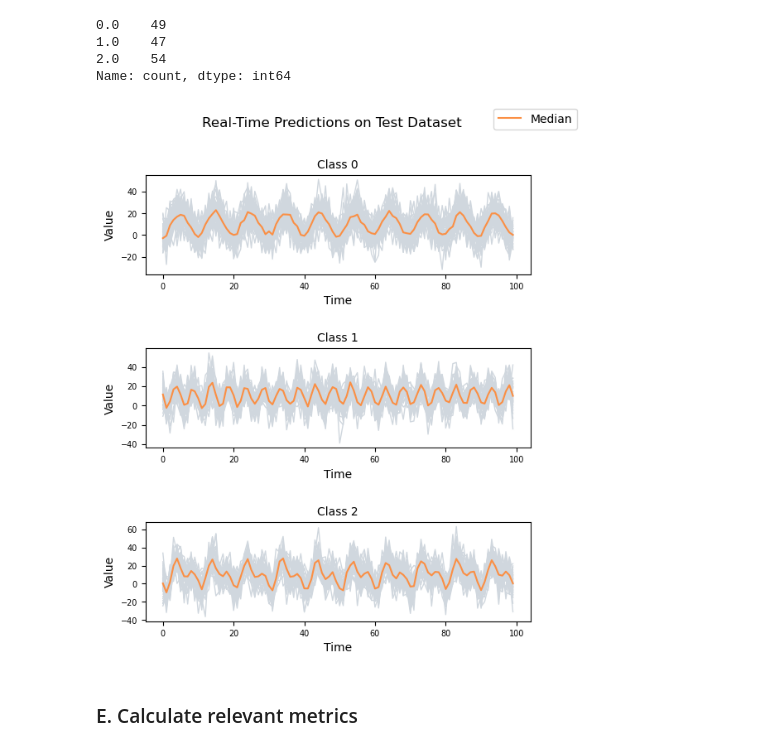
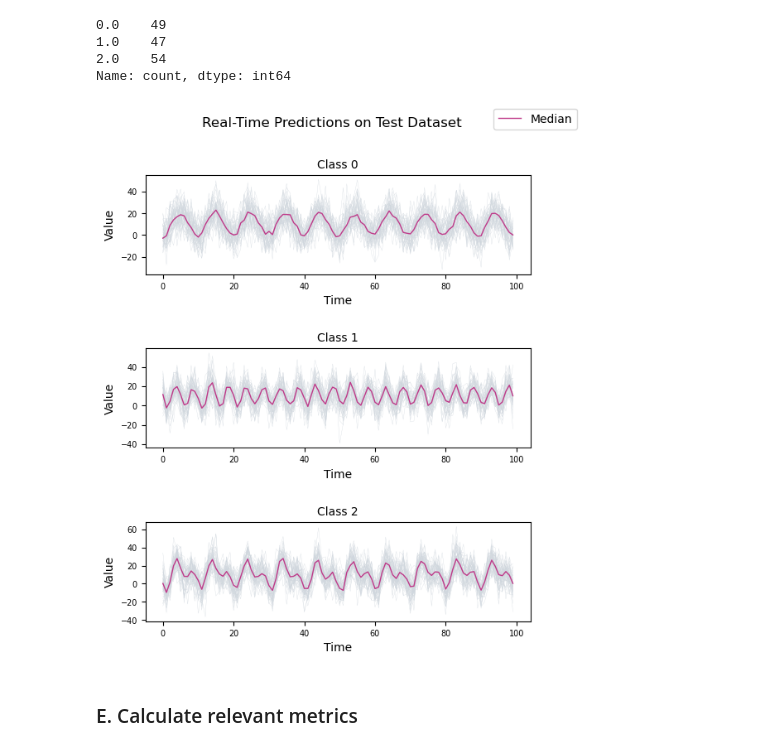
Before and after one commit to fg-research/lstm-fcn-sagemaker, a Jupyter notebook: notebook.ipynb, the cells around one changed output. Saved outputs shown, nothing was run; the diff lists cells and outputs as text; code cells hidden in the pictures.

```diff
--- a/notebook.ipynb
+++ b/notebook.ipynb
@@ -145,8 +145,8 @@ Name: count, dtype: int64
 # %%
 fig, axs = plt.subplots(nrows=training_dataset.iloc[:, 0].nunique(), ncols=1, sharex=True, figsize=(6, 7))
 for i in training_dataset.iloc[:, 0].sort_values().unique():
-    axs[int(i)].plot(training_dataset[training_dataset.iloc[:, 0] == i].iloc[:, 1:].transpose(), color="#d0d7de", lw=1)
-    axs[int(i)].plot(training_dataset[training_dataset.iloc[:, 0] == i].iloc[:, 1:].transpose().median(axis=1), color="#fb8f44", lw=1.5, label="Median" if i == 0 else None)
+    axs[int(i)].plot(training_dataset[training_dataset.iloc[:, 0] == i].iloc[:, 1:].transpose(), color="#d0d7de", lw=0.2)
+    axs[int(i)].plot(training_dataset[training_dataset.iloc[:, 0] == i].iloc[:, 1:].transpose().median(axis=1), color="#bf3989", lw=1, label="Median" if i == 0 else None)
     axs[int(i)].set_title(f"Class {int(i)}", size=10)
     axs[int(i)].set(xlabel="Time", ylabel="Value")
     axs[int(i)].xaxis.set_tick_params(labelbottom=True)
@@ -194,8 +194,8 @@ Name: count, dtype: int64
 # %%
 fig, axs = plt.subplots(nrows=validation_dataset.iloc[:, 0].nunique(), ncols=1, sharex=True, figsize=(6, 7))
 for i in validation_dataset.iloc[:, 0].sort_values().unique():
-    axs[int(i)].plot(validation_dataset[validation_dataset.iloc[:, 0] == i].iloc[:, 1:].transpose(), color="#d0d7de", lw=1)
-    axs[int(i)].plot(validation_dataset[validation_dataset.iloc[:, 0] == i].iloc[:, 1:].transpose().median(axis=1), color="#fb8f44", lw=1.5, label="Median" if i == 0 else None)
+    axs[int(i)].plot(validation_dataset[validation_dataset.iloc[:, 0] == i].iloc[:, 1:].transpose(), color="#d0d7de", lw=0.2)
+    axs[int(i)].plot(validation_dataset[validation_dataset.iloc[:, 0] == i].iloc[:, 1:].transpose().median(axis=1), color="#bf3989", lw=1, label="Median" if i == 0 else None)
     axs[int(i)].set_title(f"Class {int(i)}", size=10)
     axs[int(i)].set(xlabel="Time", ylabel="Value")
     axs[int(i)].xaxis.set_tick_params(labelbottom=True)
@@ -430,19 +430,19 @@ Name: count, dtype: int64
 # %%
 fig, axs = plt.subplots(nrows=real_time_predictions.iloc[:, 0].nunique(), ncols=1, sharex=True, figsize=(6, 7))
 for i in real_time_predictions.iloc[:, 0].sort_values().unique():
-    axs[int(i)].plot(test_dataset[real_time_predictions.iloc[:, 0] == i].transpose(), color="#d0d7de", lw=1)
-    axs[int(i)].plot(test_dataset[real_time_predictions.iloc[:, 0] == i].transpose().median(axis=1), color="#fb8f44", lw=1.5, label="Median" if i == 0 else None)
+    axs[int(i)].plot(test_dataset[real_time_predictions.iloc[:, 0] == i].transpose(), color="#d0d7de", lw=0.2)
+    axs[int(i)].plot(test_dataset[real_time_predictions.iloc[:, 0] == i].transpose().median(axis=1), color="#bf3989", lw=1, label="Median" if i == 0 else None)
     axs[int(i)].set_title(f"Class {int(i)}", size=10)
     axs[int(i)].set(xlabel="Time", ylabel="Value")
     axs[int(i)].xaxis.set_tick_params(labelbottom=True)
     axs[int(i)].tick_params(axis="both", which="major", labelsize=7)
     axs[int(i)].tick_params(axis="both", which="minor", labelsize=7)
 fig.subplots_adjust(hspace=0.75)
 fig.suptitle("Real-Time Predictions on Test Dataset")
 fig.legend()
 plt.show()
 # %% [output]
-[figure, old version]
+[figure, new version]
 # %% [markdown]
 ### E. Calculate relevant metrics
 # %% [markdown]
```
Also changed, not shown: parts of 11 cells of this notebook.
